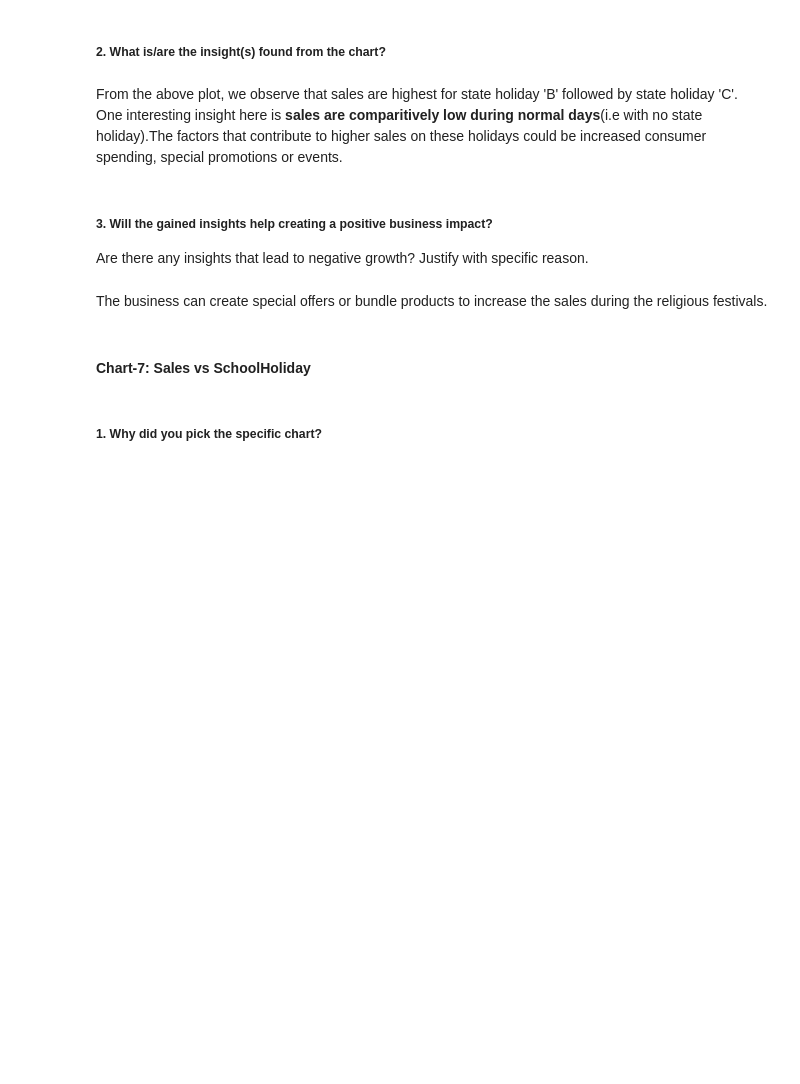
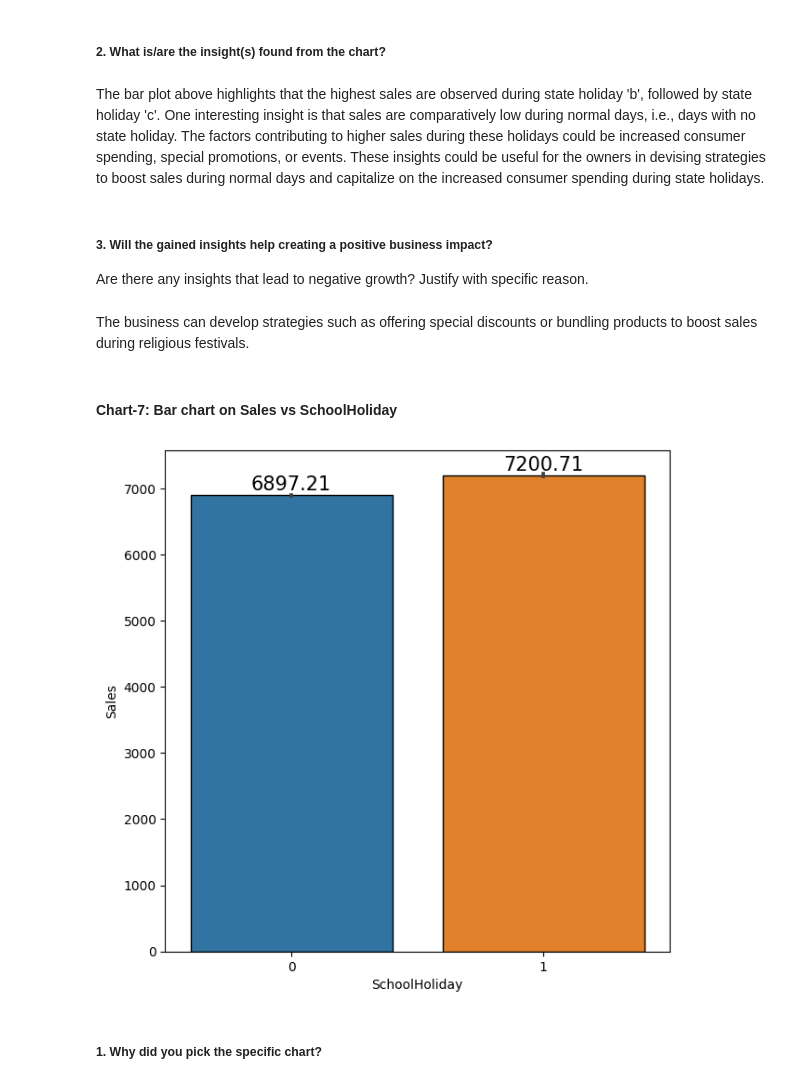
Before and after one commit to MohammadSarim/Capstone-Project-Retail-Sales-Prediction, a Jupyter notebook: Capstone_Project_Retail_Sales_Prediction.ipynb, the cells around one changed output. Saved outputs shown, nothing was run; the diff lists cells and outputs as text; code cells hidden in the pictures; blank space fills up the shorter version.

```diff
--- a/Capstone_Project_Retail_Sales_Prediction.ipynb
+++ b/Capstone_Project_Retail_Sales_Prediction.ipynb
@@ -1108,27 +1114,30 @@ To know the number of sales for various State Holidays .
 # %% [markdown]
 ##### 2. What is/are the insight(s) found from the chart?
 # %% [markdown]
-From the above plot, we observe that sales are highest for state holiday 'B' followed by state holiday 'C'. One interesting insight here is **sales are comparitively low during normal days**(i.e with no state holiday).The factors that contribute to higher sales on these holidays could be increased consumer spending, special promotions or events.
+The bar plot above highlights that the highest sales are observed during state holiday 'b', followed by state holiday 'c'. One interesting insight is that sales are comparatively low during normal days, i.e., days with no state holiday. The factors contributing to higher sales during these holidays could be increased consumer spending, special promotions, or events. These insights could be useful for the owners in devising strategies to boost sales during normal days and capitalize on the increased consumer spending during state holidays.
 # %% [markdown]
 ##### 3. Will the gained insights help creating a positive business impact?
 Are there any insights that lead to negative growth? Justify with specific reason.
 # %% [markdown]
-The business can create special offers or bundle products to increase the sales during the religious festivals.
+
+The business can develop strategies such as offering special discounts or bundling products to boost sales during religious festivals.
 # %% [markdown]
-#### **Chart-7: Sales vs SchoolHoliday**
+#### **Chart-7: Bar chart on Sales vs SchoolHoliday**
 # %%
 # Sales vs SchoolHoliday
 
 plt.figure(figsize=(7,7))
 
-plots=sns.barplot(x=df['SchoolHoliday'],y=df['Sales'],edgecolor='black')
+plots=sns.barplot(x=Merged_Data['SchoolHoliday'],y=Merged_Data['Sales'],edgecolor='black')
 for bar in plots.patches:
     plots.annotate(format(bar.get_height(), '.2f'),
                    (bar.get_x() + bar.get_width() / 2,
                     bar.get_height()), ha='center', va='center',
                    size=15, xytext=(0, 8),
                    textcoords='offset points')
 plt.show()
+# %% [output]
+[figure, added]
 # %% [markdown]
 ##### 1. Why did you pick the specific chart?
 # %% [markdown]
```
Also changed, not shown: parts of 50 cells of this notebook.
